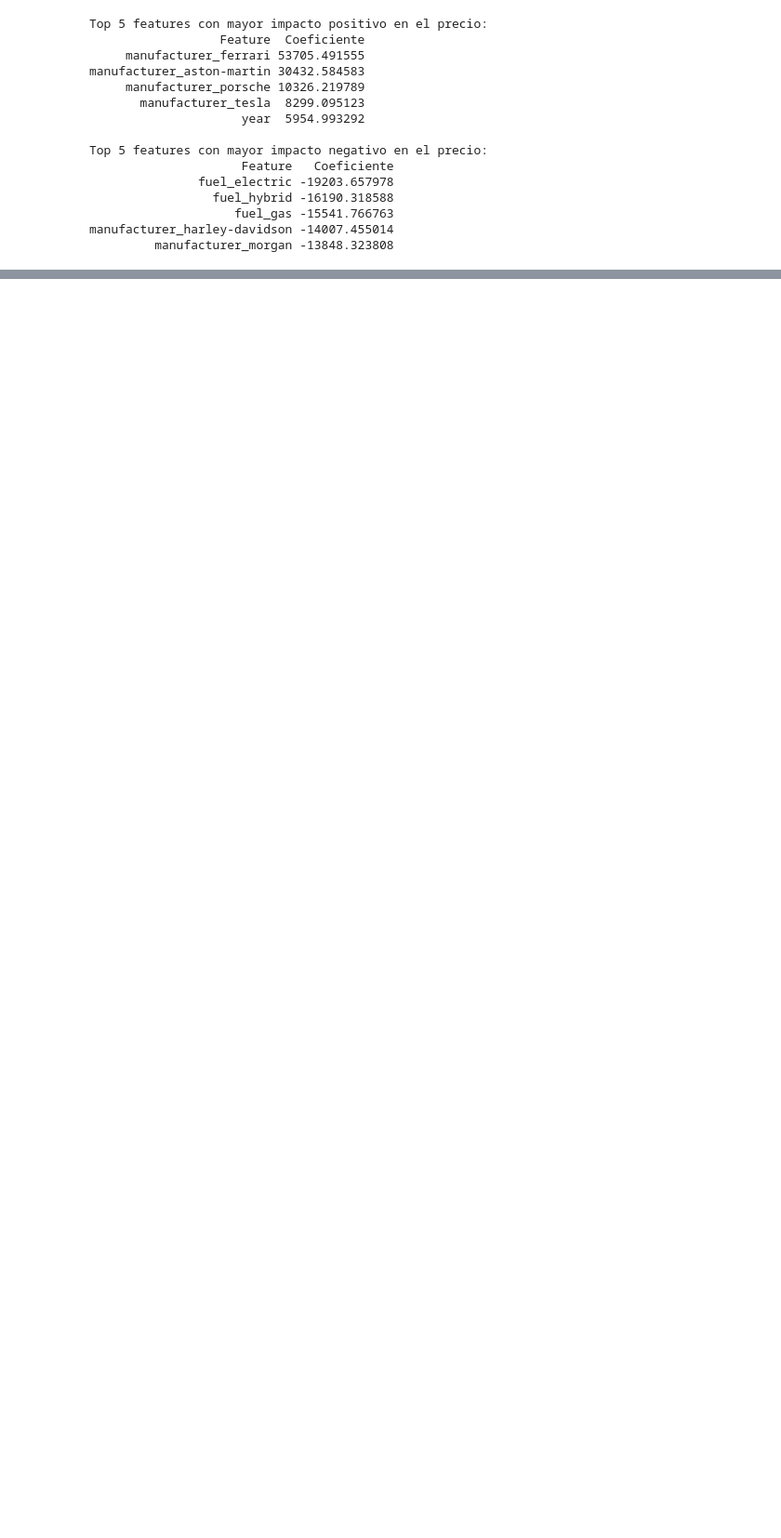
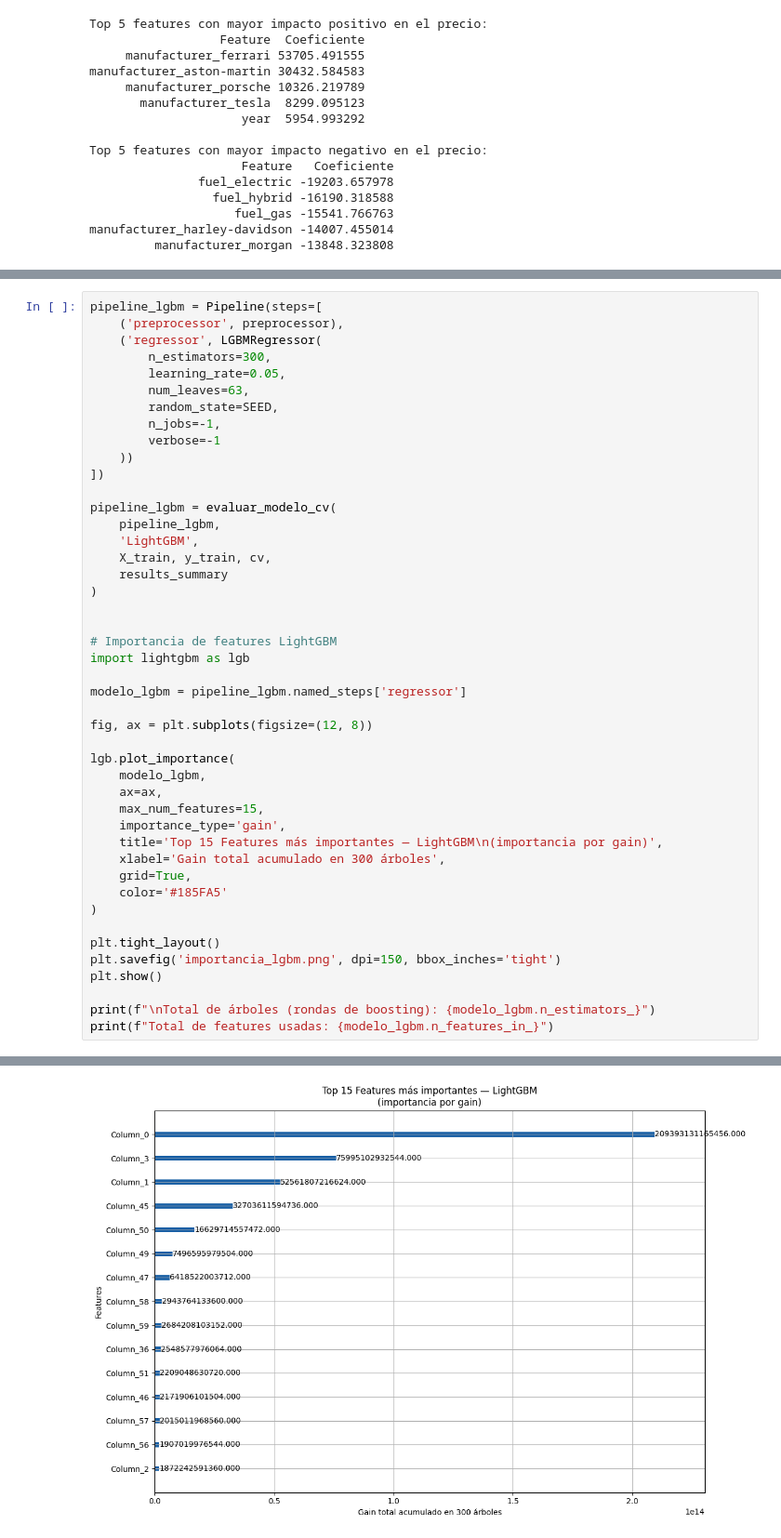
Before and after one commit to Mary-Paz-AN/PY_IA, a Jupyter notebook: SegundaEtapa/segundaEtapa.ipynb, the cells around one changed output, grey strips where cells are left out. Shown at 93% size. Cells and saved outputs as stored; diff of their text form; blank space fills up the shorter version.

```diff
--- a/SegundaEtapa/segundaEtapa.ipynb
+++ b/SegundaEtapa/segundaEtapa.ipynb
@@ -552,0 +797,46 @@ manufacturer_harley-davidson -14007.455014
+# %%
+pipeline_lgbm = Pipeline(steps=[
+    ('preprocessor', preprocessor),
+    ('regressor', LGBMRegressor(
+        n_estimators=300,
+        learning_rate=0.05,
+        num_leaves=63,
+        random_state=SEED,
+        n_jobs=-1,
+        verbose=-1
+    ))
+])
+
+pipeline_lgbm = evaluar_modelo_cv(
+    pipeline_lgbm,
+    'LightGBM',
+    X_train, y_train, cv,
+    results_summary
+)
+
+
+# Importancia de features LightGBM
+import lightgbm as lgb
+
+modelo_lgbm = pipeline_lgbm.named_steps['regressor']
+
+fig, ax = plt.subplots(figsize=(12, 8))
+
+lgb.plot_importance(
+    modelo_lgbm,
+    ax=ax,
+    max_num_features=15,
+    importance_type='gain',
+    title='Top 15 Features más importantes — LightGBM\n(importancia por gain)',
+    xlabel='Gain total acumulado en 300 árboles',
+    grid=True,
+    color='#185FA5'
+)
+
+plt.tight_layout()
+plt.savefig('importancia_lgbm.png', dpi=150, bbox_inches='tight')
+plt.show()
+
+print(f"\nTotal de árboles (rondas de boosting): {modelo_lgbm.n_estimators_}")
+print(f"Total de features usadas: {modelo_lgbm.n_features_in_}")
+# %% [output]
@@ -552,0 +854 @@ manufacturer_harley-davidson -14007.455014
+[figure, added]
```
Also changed, not shown: parts of 11 cells of this notebook, 5 other files.
